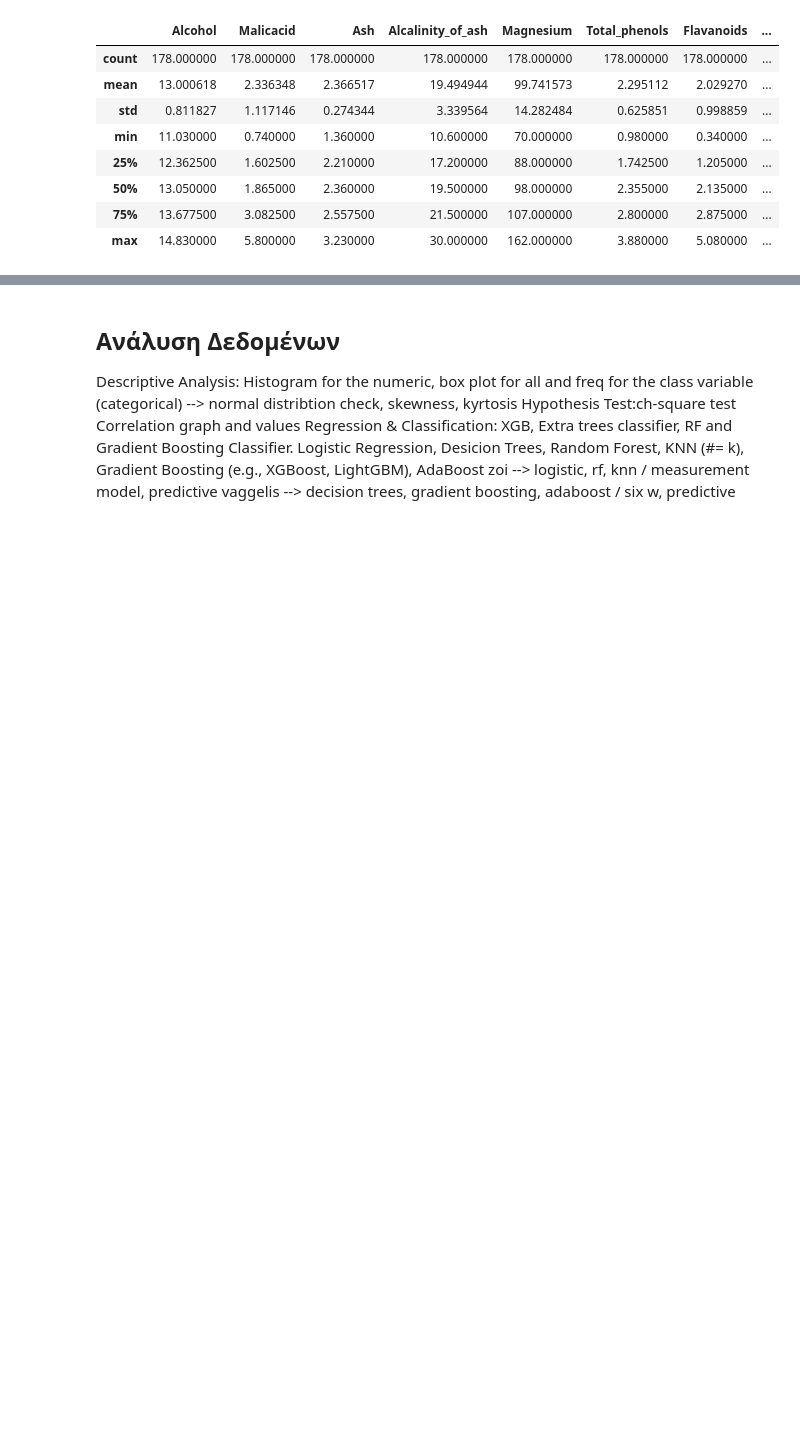
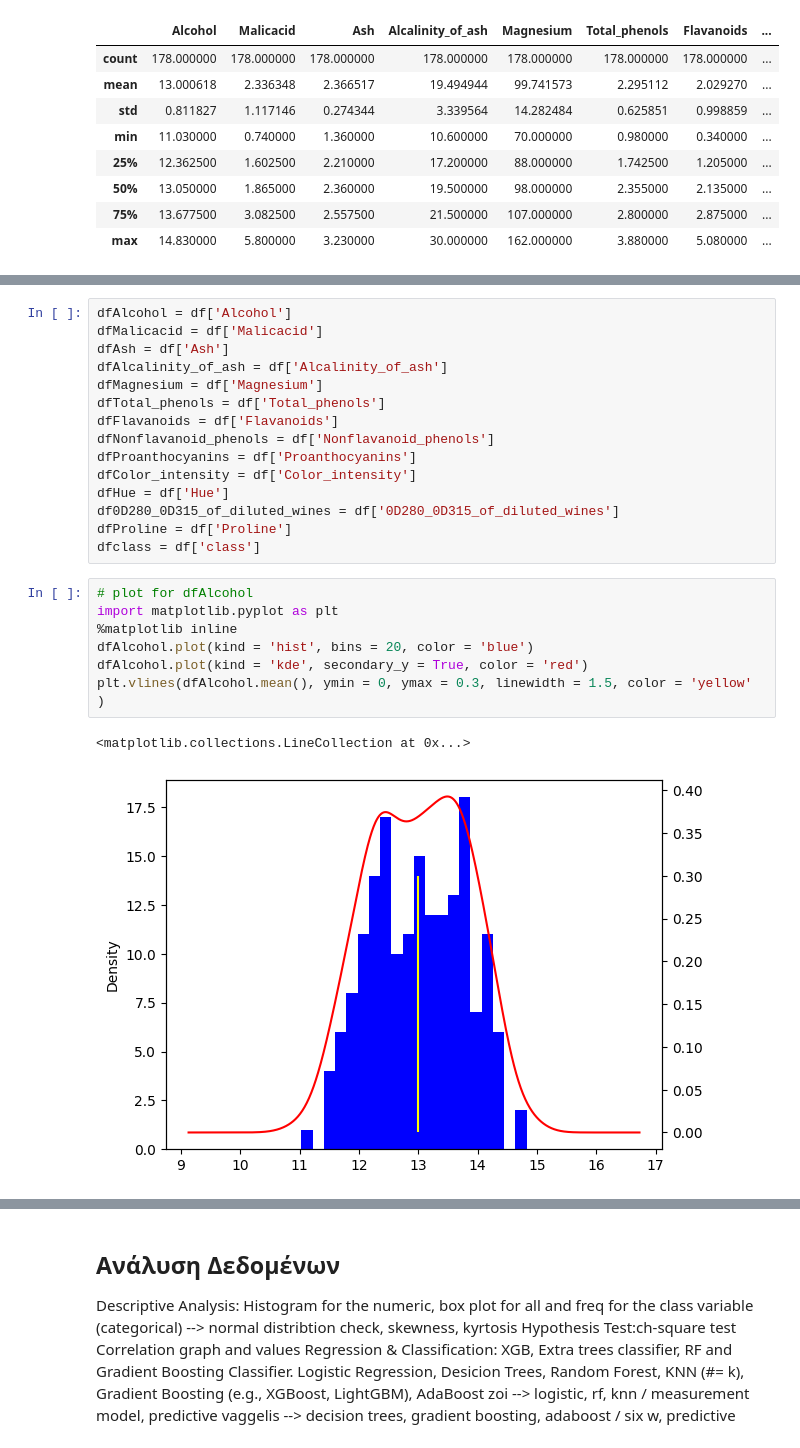
Before and after one commit to zoekelepiri/WineDataPrediction, a Jupyter notebook: Ομαδική_Εργασία.ipynb, the cells around one changed output, grey strips where cells are left out. Saved outputs shown, nothing was run; the diff lists cells and outputs as text; blank space fills up the shorter version.

```diff
--- a/Ομαδική_Εργασία.ipynb
+++ b/Ομαδική_Εργασία.ipynb
@@ -58,0 +77,25 @@ df.describe()
+# %%
+dfAlcohol = df['Alcohol']
+dfMalicacid = df['Malicacid']
+dfAsh = df['Ash']
+dfAlcalinity_of_ash = df['Alcalinity_of_ash']
+dfMagnesium = df['Magnesium']
+dfTotal_phenols = df['Total_phenols']
+dfFlavanoids = df['Flavanoids']
+dfNonflavanoid_phenols = df['Nonflavanoid_phenols']
+dfProanthocyanins = df['Proanthocyanins']
+dfColor_intensity = df['Color_intensity']
+dfHue = df['Hue']
+df0D280_0D315_of_diluted_wines = df['0D280_0D315_of_diluted_wines']
+dfProline = df['Proline']
+dfclass = df['class']
+# %%
+# plot for dfAlcohol
+import matplotlib.pyplot as plt
+%matplotlib inline
+dfAlcohol.plot(kind = 'hist', bins = 20, color = 'blue')
+dfAlcohol.plot(kind = 'kde', secondary_y = True, color = 'red')
+plt.vlines(dfAlcohol.mean(), ymin = 0, ymax = 0.3, linewidth = 1.5, color = 'yellow' )
+# %% [output]
+<matplotlib.collections.LineCollection at 0x...>
+[figure, added]
```
Also changed, not shown: parts of 9 cells of this notebook.
